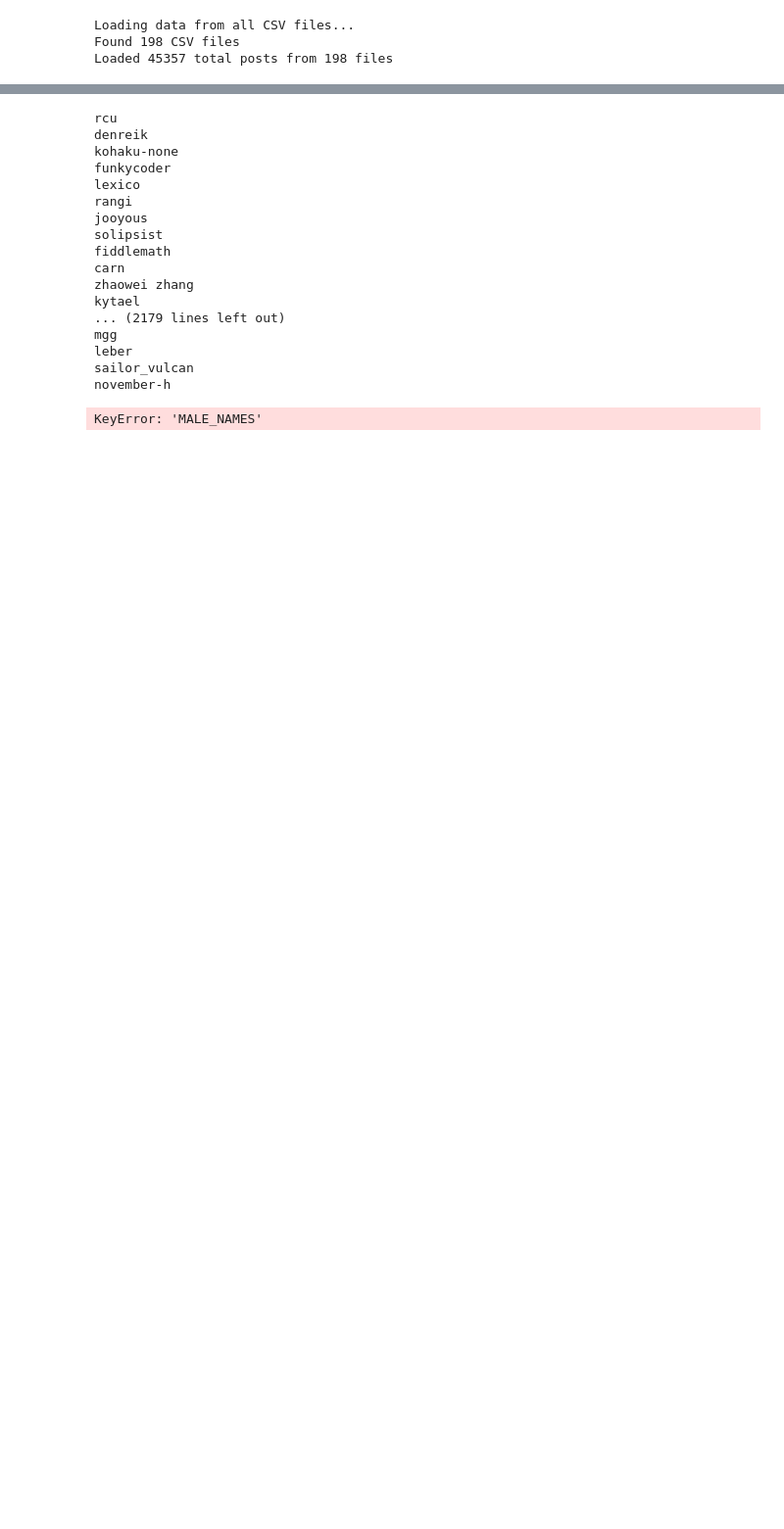
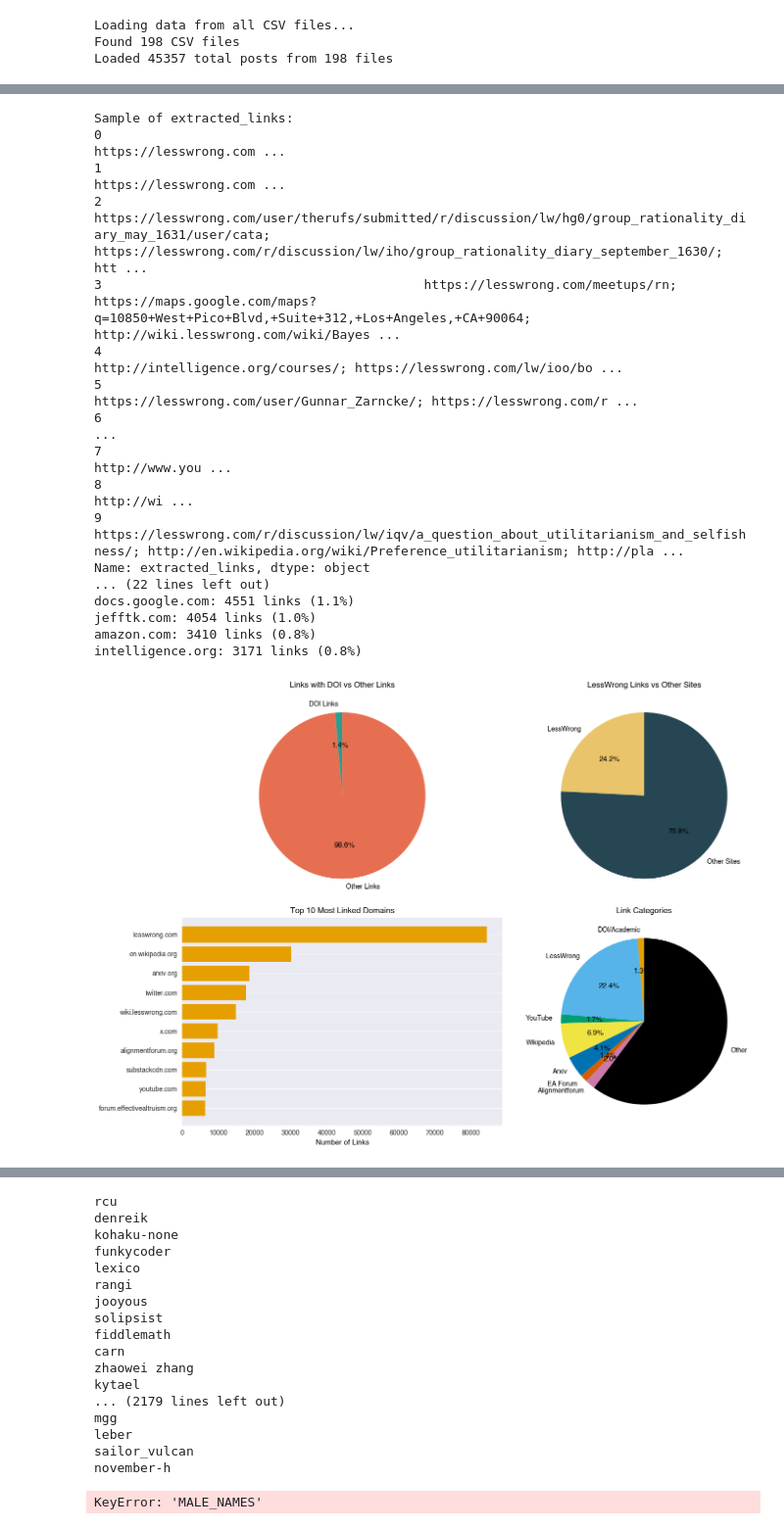
Before and after one commit to ninell-oldenburg/ai-risk-data, a Jupyter notebook: notebooks/visualize.ipynb, the cells around one changed output, grey strips where cells are left out. Shown at 98% size. Drawn from its saved outputs; the diff is of its cells as text; code cells hidden in the pictures; blank space fills up the shorter version.

```diff
--- a/notebooks/visualize.ipynb
+++ b/notebooks/visualize.ipynb
@@ -338,34 +414,29 @@ print(combined_df['extracted_links'].head(10))
 print(f"\nTotal rows with links: {combined_df['extracted_links'].notna().sum()}")
 
 all_links = []
-for links in combined_df['extracted_links'].dropna():
-    if isinstance(links, str):
-        # If links are stored as a string, you might need to parse them
-        # Adjust this based on how your links are formatted
-        if links.startswith('[') and links.endswith(']'):
-            # If it's a string representation of a list
-            try:
-                import ast
-                link_list = ast.literal_eval(links)
-                all_links.extend(link_list)
-            except:
-                all_links.append(links)
-        else:
-            all_links.append(links)
-    elif isinstance(links, list):
+
+for entry in combined_df['extracted_links'].dropna():
+    if isinstance(entry, str):
+        # Split by semicolon first!
+        links = [link.strip() for link in entry.split(';') if link.strip()]
         all_links.extend(links)
+    elif isinstance(entry, list):
+        all_links.extend(entry)
     else:
-        all_links.append(str(links))
+        # Convert to string and split
+        links = [link.strip() for link in str(entry).split(';') if link.strip()]
+        all_links.extend(links)
 
-print(f"Total number of links: {len(all_links)}")
-
-# Clean and analyze links
-clean_links = [link.strip() for link in all_links if link and str(link).strip() != '']
+# Final cleaning (remove empty strings)
+clean_links = [l for l in all_links if l]
 
 # 1. DOI Analysis
-doi_pattern = r'(doi:|dx\.doi\.org|doi\.org)'
+doi_pattern = r'10\.\d{4,9}/[^\s;<>"]+' #r'(doi:|dx\.doi\.org|doi\.org)'
 doi_links = [link for link in clean_links if re.search(doi_pattern, link, re.IGNORECASE)]
 doi_count = len(doi_links)
+
+arxiv_pattern = r'(arxiv\.org/)'
+arxiv_links = [link for link in clean_links if re.search(arxiv_pattern, link, re.IGNORECASE)]
 
 print(f"\n=== DOI ANALYSIS ===")
 print(f"Links containing DOI: {doi_count} ({doi_count/len(clean_links)*100:.1f}%)")
@@ -438,31 +509,50 @@ categories = {
     'Arxiv': len([d for d in domains if 'arxiv' in d]),
     'EA Forum': len([d for d in domains if 'forum.effectivealtruism' in d]),
     'Alignmentforum': len([d for d in domains if 'alignmentforum' in d]),
     'Other': len(clean_links) - doi_count - lesswrong_count -
              len([d for d in domains if 'youtube' in d or 'youtu.be' in d]) -
              len([d for d in domains if 'wikipedia' in d])
 }
 
 plt.pie(categories.values(), labels=categories.keys(), autopct='%1.1f%%', startangle=90)
 plt.title('Link Categories')
 
 plt.tight_layout()
-plt.savefig("img/link_analysis.pdf", dpi=300, bbox_inches="tight")
+#plt.savefig("img/link_analysis.pdf", dpi=300, bbox_inches="tight")
 plt.show()
 
 # 5. Additional insights
 print(f"\n=== ADDITIONAL INSIGHTS ===")
 youtube_count = len([d for d in domains if 'youtube' in d or 'youtu.be' in d])
 wikipedia_count = len([d for d in domains if 'wikipedia' in d])
 github_count = len([d for d in domains if 'github' in d])
 
 print(f"YouTube links: {youtube_count} ({youtube_count/len(clean_links)*100:.1f}%)")
 print(f"Wikipedia links: {wikipedia_count} ({wikipedia_count/len(clean_links)*100:.1f}%)")
 print(f"GitHub links: {github_count} ({github_count/len(clean_links)*100:.1f}%)")
 
 # Show some example links for verification
 print(f"\n=== SAMPLE LINKS FOR VERIFICATION ===")
 if doi_links:
     print(f"Sample DOI links: {doi_links[:3]}")
 if lesswrong_links:
     print(f"Sample LessWrong links: {lesswrong_links[:3]}")
+# %% [output]
+Sample of extracted_links:
+0                                                                                                                                                                                  https://lesswrong.com ...
+1                                                                                                                                                                                  https://lesswrong.com ...
+2    https://lesswrong.com/user/therufs/submitted/r/discussion/lw/hg0/group_rationality_diary_may_1631/user/cata; https://lesswrong.com/r/discussion/lw/iho/group_rationality_diary_september_1630/; htt ...
+3                                          https://lesswrong.com/meetups/rn; https://maps.google.com/maps?q=10850+West+Pico+Blvd,+Suite+312,+Los+Angeles,+CA+90064; http://wiki.lesswrong.com/wiki/Bayes ...
+4                                                                                                                                      http://intelligence.org/courses/; https://lesswrong.com/lw/ioo/bo ...
+5                                                                                                                                    https://lesswrong.com/user/Gunnar_Zarncke/; https://lesswrong.com/r ...
+6                                                                                                                                                                                                        ...
+7                                                                                                                                                                                         http://www.you ...
+8                                                                                                                                                                                              http://wi ...
+9                                         https://lesswrong.com/r/discussion/lw/iqv/a_question_about_utilitarianism_and_selfishness/; http://en.wikipedia.org/wiki/Preference_utilitarianism; http://pla ...
+Name: extracted_links, dtype: object
+... (22 lines left out)
+docs.google.com: 4551 links (1.1%)
+jefftk.com: 4054 links (1.0%)
+amazon.com: 3410 links (0.8%)
+intelligence.org: 3171 links (0.8%)
+[figure, added]
```
Also changed, not shown: parts of 26 cells of this notebook, 2 other files.
